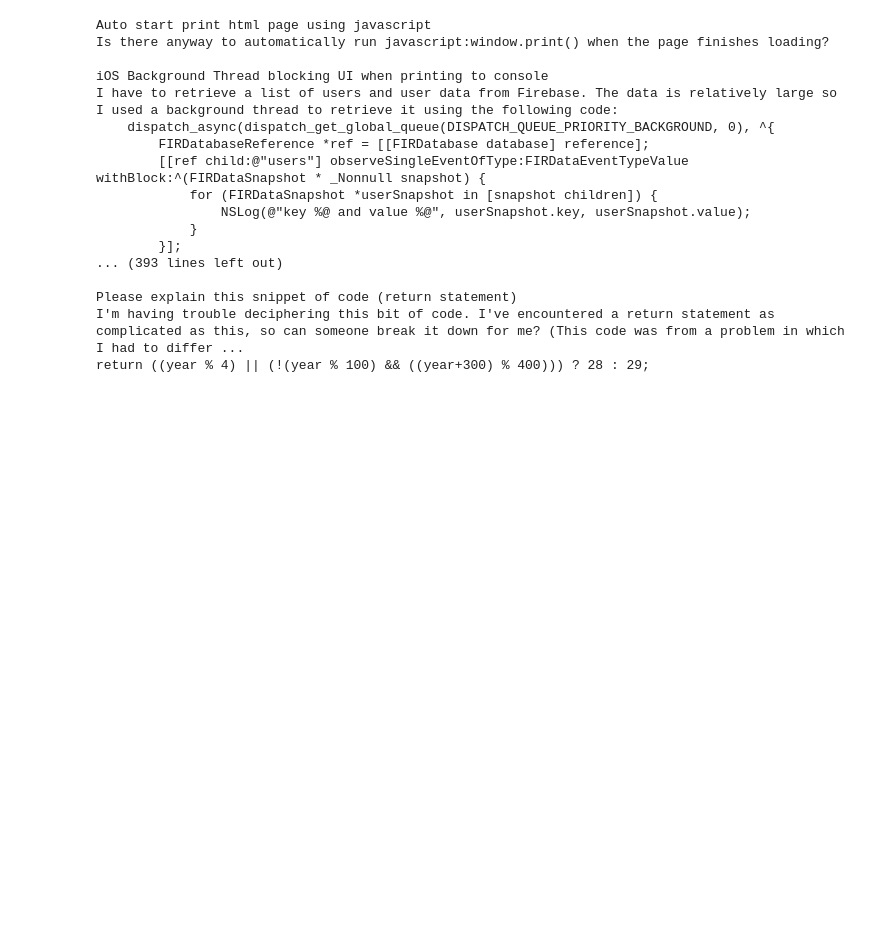
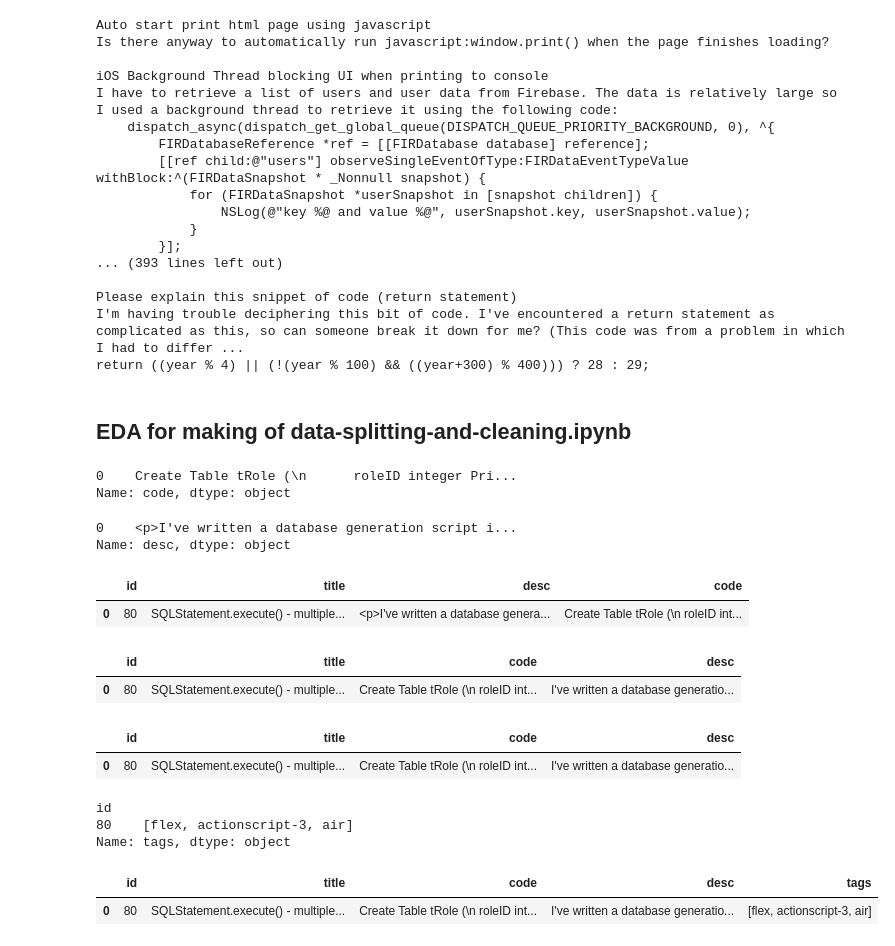
Before and after one commit to Lelelass/AI21-Dl-project-tagging, a Jupyter notebook: eda/felix-eda.ipynb, the cells around one changed output. Cells and saved outputs as stored; diff of their text form; code cells hidden in the pictures; blank space fills up the shorter version.

```diff
--- a/eda/felix-eda.ipynb
+++ b/eda/felix-eda.ipynb
@@ -160,3 +160,5 @@ I have to retrieve a list of users and user data from Firebase. The data is rela
 Please explain this snippet of code (return statement)
 I'm having trouble deciphering this bit of code. I've encountered a return statement as complicated as this, so can someone break it down for me? (This code was from a problem in which I had to differ ...
 return ((year % 4) || (!(year % 100) && ((year+300) % 400))) ? 28 : 29;
+# %% [markdown]
+## EDA for making of data-splitting-and-cleaning.ipynb
@@ -162,0 +195,48 @@ return ((year % 4) || (!(year % 100) && ((year+300) % 400))) ? 28 : 29;
+# %%
+code_blocks = questions_raw["body"].apply(lambda body: extract_code_blocks_from_body(body)).rename("code")
+code_blocks.head(1)
+# %% [output]
+0    Create Table tRole (\n      roleID integer Pri...
+Name: code, dtype: object
+# %%
+body_without_code_blocks = questions_raw["body"].apply(lambda body: remove_code_blocks_from_body(body)).rename("desc")
+body_without_code_blocks.head(1)
+# %% [output]
+0    <p>I've written a database generation script i...
+Name: desc, dtype: object
+# %%
+questions_body_split = questions_raw.drop(columns=["body"]).join(body_without_code_blocks).join(code_blocks)
+questions_body_split.head(1)
+# %% [output]
+|  | id | title | desc | code |
+| 0 | 80 | SQLStatement.execute() - multiple... | <p>I've written a database genera... | Create Table tRole (\n roleID int... |
+# %%
+questions_cleaned_html = questions_body_split.drop(columns=["desc"]).join(
+    questions_body_split["desc"].apply(lambda body: BeautifulSoup(body).get_text())
+)
+
+questions_cleaned_html.head(1)
+# %% [output]
+|  | id | title | code | desc |
+| 0 | 80 | SQLStatement.execute() - multiple... | Create Table tRole (\n roleID int... | I've written a database generatio... |
+# %%
+questions_cleaned = questions_cleaned_html.drop(columns=["desc"]).join(
+    questions_cleaned_html["desc"].apply(lambda body: remove_new_line(body))
+)
+questions_cleaned.head(1)
+# %% [output]
+|  | id | title | code | desc |
+| 0 | 80 | SQLStatement.execute() - multiple... | Create Table tRole (\n roleID int... | I've written a database generatio... |
+# %%
+tag_lists = tags_raw.groupby("id")["tag"].apply(lambda tags: [tag for tag in tags]).rename('tags')
+tag_lists.head(1)
+# %% [output]
+id
+80    [flex, actionscript-3, air]
+Name: tags, dtype: object
+# %%
+tags_combined_with_questions = questions_cleaned.set_index("id").join(tag_lists).reset_index()
+tags_combined_with_questions.head(1)
+# %% [output]
+|  | id | title | code | desc | tags |
+| 0 | 80 | SQLStatement.execute() - multiple... | Create Table tRole (\n roleID int... | I've written a database generatio... | [flex, actionscript-3, air] |
```
Also changed, not shown: parts of 11 cells of this notebook, 2 other files.
